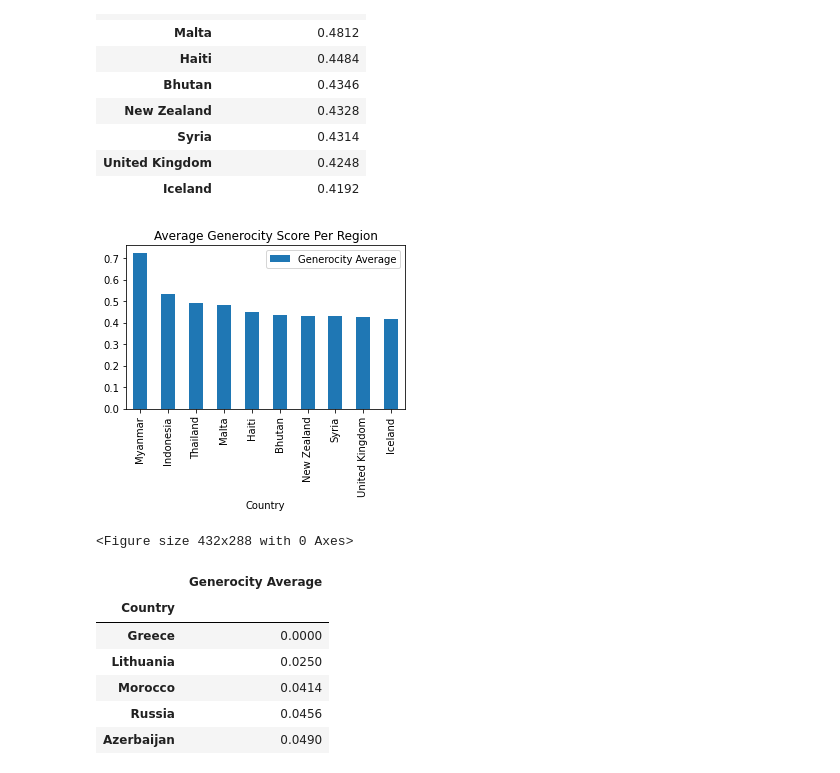
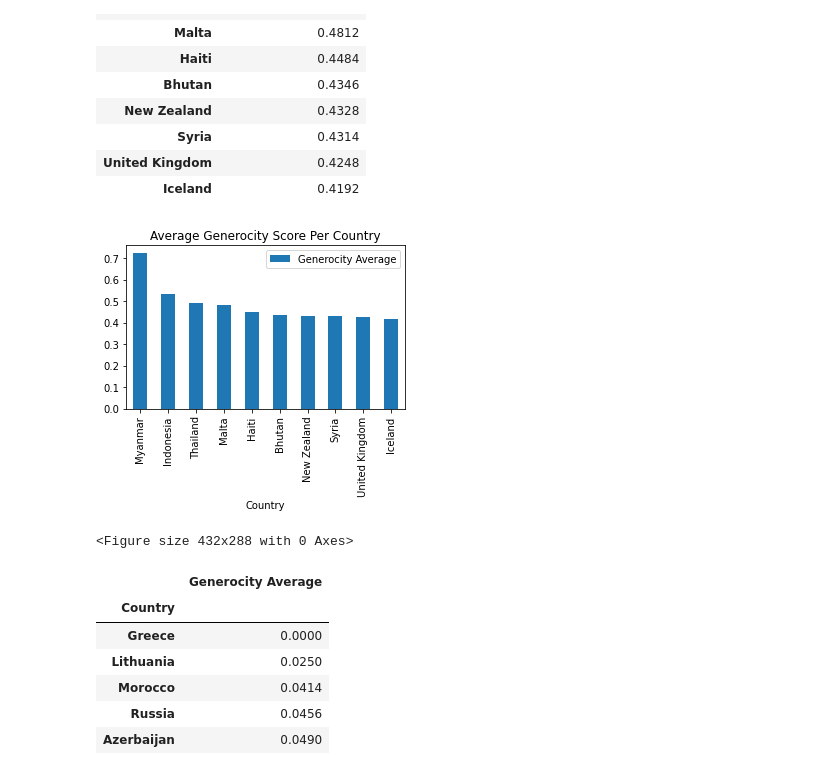
Before and after one commit to Alvin1359/world-happiness-report, a Jupyter notebook: WHA_Country.ipynb, the cells around one changed output. Saved outputs shown, nothing was run; the diff lists cells and outputs as text; code cells hidden in the pictures.

```diff
--- a/WHA_Country.ipynb
+++ b/WHA_Country.ipynb
@@ -190,14 +191,14 @@ highest_10_generocity
 # %%
 # Use DataFrame.plot() in order to create a bar chart of the data
 highest_10_generocity.plot(kind="bar", figsize=(5,3))
 
 # Set a title for the chart
-plt.title("Average Generocity Score Per Region")
+plt.title("Average Generocity Score Per Country")
 
 plt.show()
 plt.tight_layout()
 # %% [output]
-[figure, old version]
+[figure, new version]
 <Figure size 432x288 with 0 Axes>
 # %%
 # List top 10 Countries with the lowest average Generocity Average
```
Also changed, not shown: parts of 28 cells of this notebook, 5 other files.
